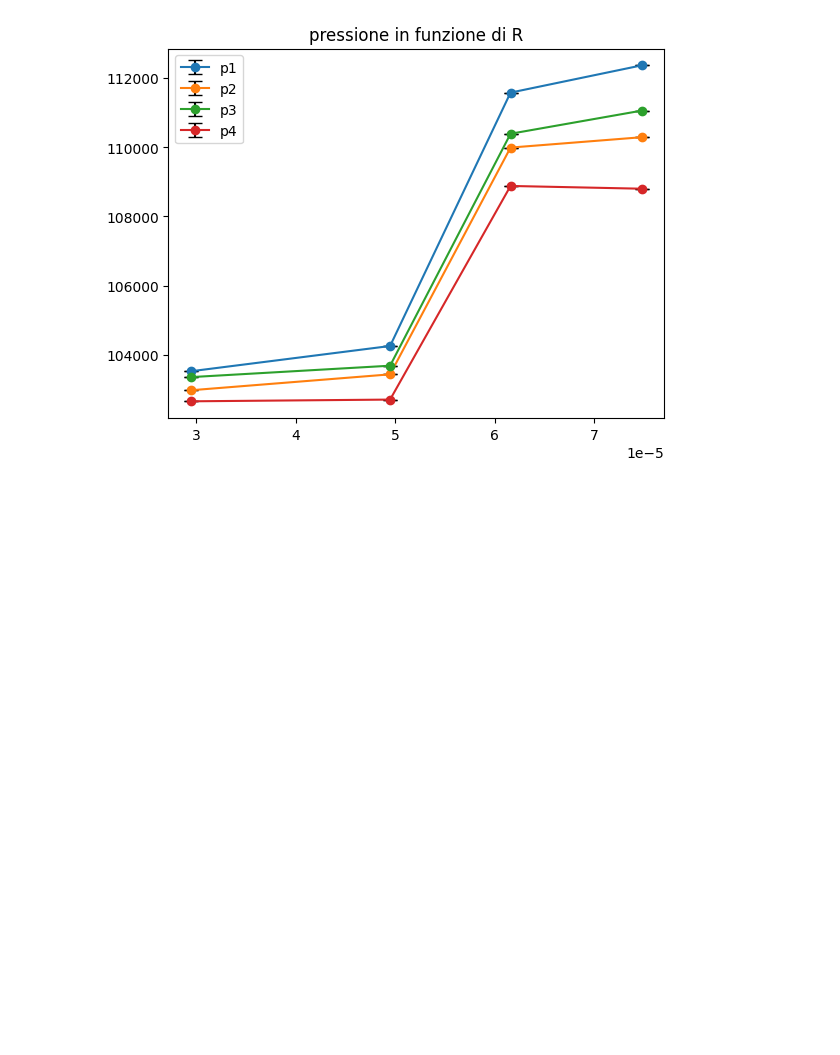
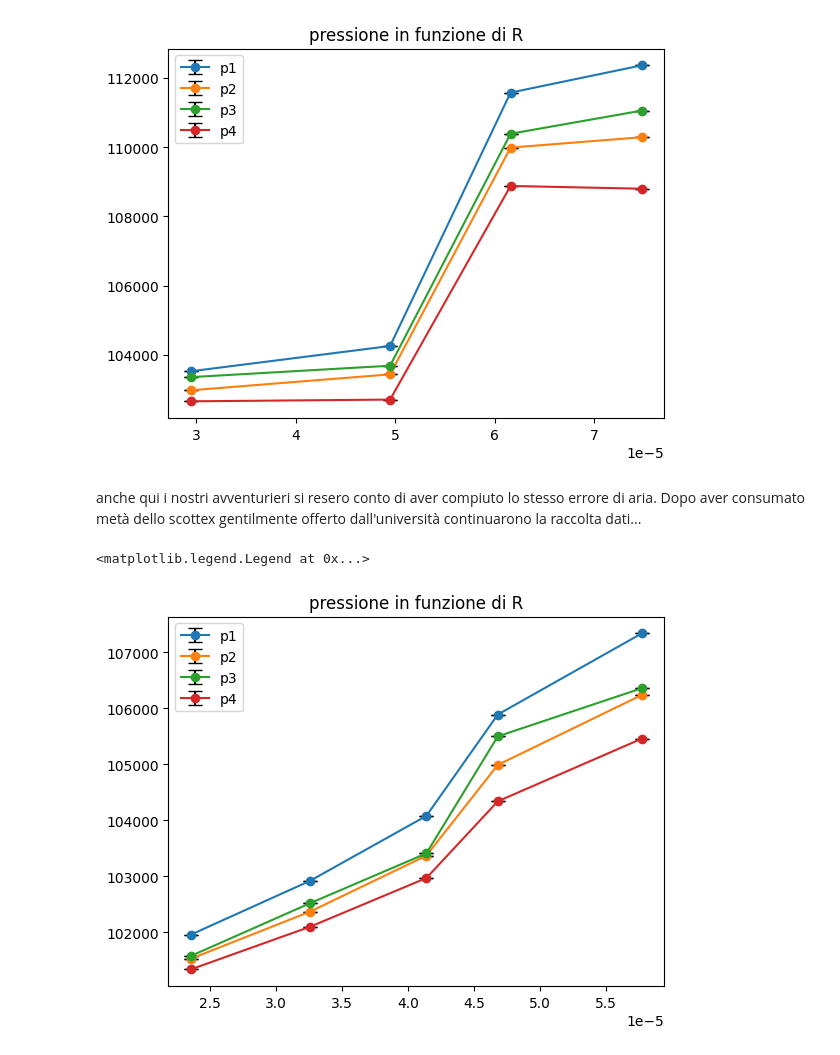
Before and after one commit to CarminatiGiovanni/LaboratorioFisica1, a Jupyter notebook: VENTURI/acqua.ipynb, the cells around one changed output. Drawn from its saved outputs; the diff is of its cells as text; code cells hidden in the pictures; blank space fills up the shorter version.

```diff
--- a/VENTURI/acqua.ipynb
+++ b/VENTURI/acqua.ipynb
@@ -24,3 +24,32 @@ plt.legend()
 # %% [output]
 <matplotlib.legend.Legend at 0x...>
 [figure]
+# %% [markdown]
+anche qui i nostri avventurieri si resero conto di aver compiuto lo stesso errore di aria.
+Dopo aver consumato metà dello scottex gentilmente offerto dall'università continuarono la raccolta dati...
+# %%
+import pandas as pd
+import numpy as np
+import os
+
+dir_path = os.path.abspath('') #os.path.dirname(os.path.realpath(__file__))
+FILE = dir_path + '/acqua_dati_2.csv'
+fr = pd.read_csv(FILE)
+
+p1 = np.array(fr['p1']) * 1000 # kPa -> Pa
+p2 = np.array(fr['p2']) * 1000
+p3 = np.array(fr['p3']) * 1000
+p4 = np.array(fr['p4']) * 1000
+R = np.array(fr['R']) # m^3/s
+# %%
+import matplotlib.pyplot as plt
+
+plt.title('pressione in funzione di R')
+plt.errorbar(R,p1,fmt='o-',yerr=0.01,capsize=5, ecolor='black',label='p1')
+plt.errorbar(R,p2,fmt='o-',yerr=0.01,capsize=5, ecolor='black',label='p2')
+plt.errorbar(R,p3,fmt='o-',yerr=0.01,capsize=5, ecolor='black',label='p3')
+plt.errorbar(R,p4,fmt='o-',yerr=0.01,capsize=5, ecolor='black',label='p4')
+plt.legend()
+# %% [output]
+<matplotlib.legend.Legend at 0x...>
+[figure, added]
```
Also changed, not shown: parts of 1 cell of this notebook, 4 other files.
